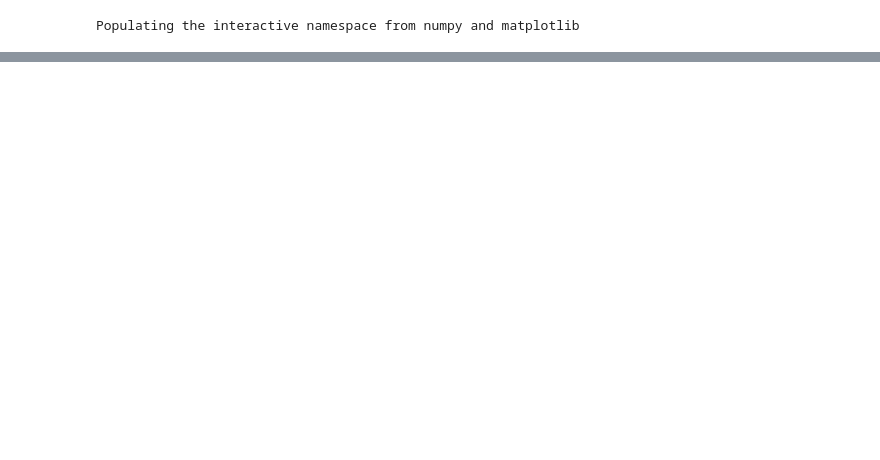
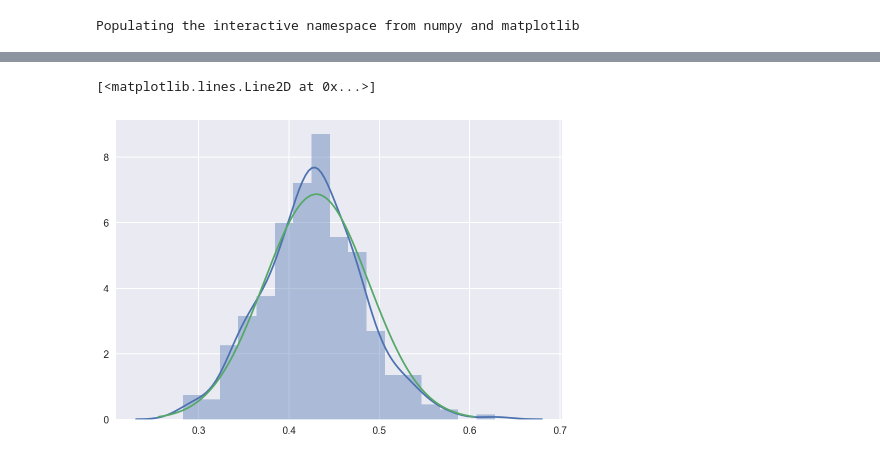
Before and after one commit to farr/TRAPPIST1, a Jupyter notebook: research/StableAnalysis.ipynb, the cells around one changed output, grey strips where cells are left out. Cells and saved outputs as stored; diff of their text form; code cells hidden in the pictures; blank space fills up the shorter version.

```diff
--- a/research/StableAnalysis.ipynb
+++ b/research/StableAnalysis.ipynb
@@ -26,0 +42,8 @@ sns.jointplot(Ms, Ps, stat_func=None).plot_joint(sns.kdeplot).set_axis_labels(r'
+# %%
+M0, dM0 = 0.755**3, 3.0*0.755**2*0.034
+sns.distplot(Ms)
+xs = linspace(M0-3*dM0, M0+3*dM0, 1000)
+plot(xs, ss.norm(M0, dM0).pdf(xs))
+# %% [output]
+[<matplotlib.lines.Line2D at 0x...>]
+[figure, added]
```
Also changed, not shown: parts of 4 cells of this notebook.
